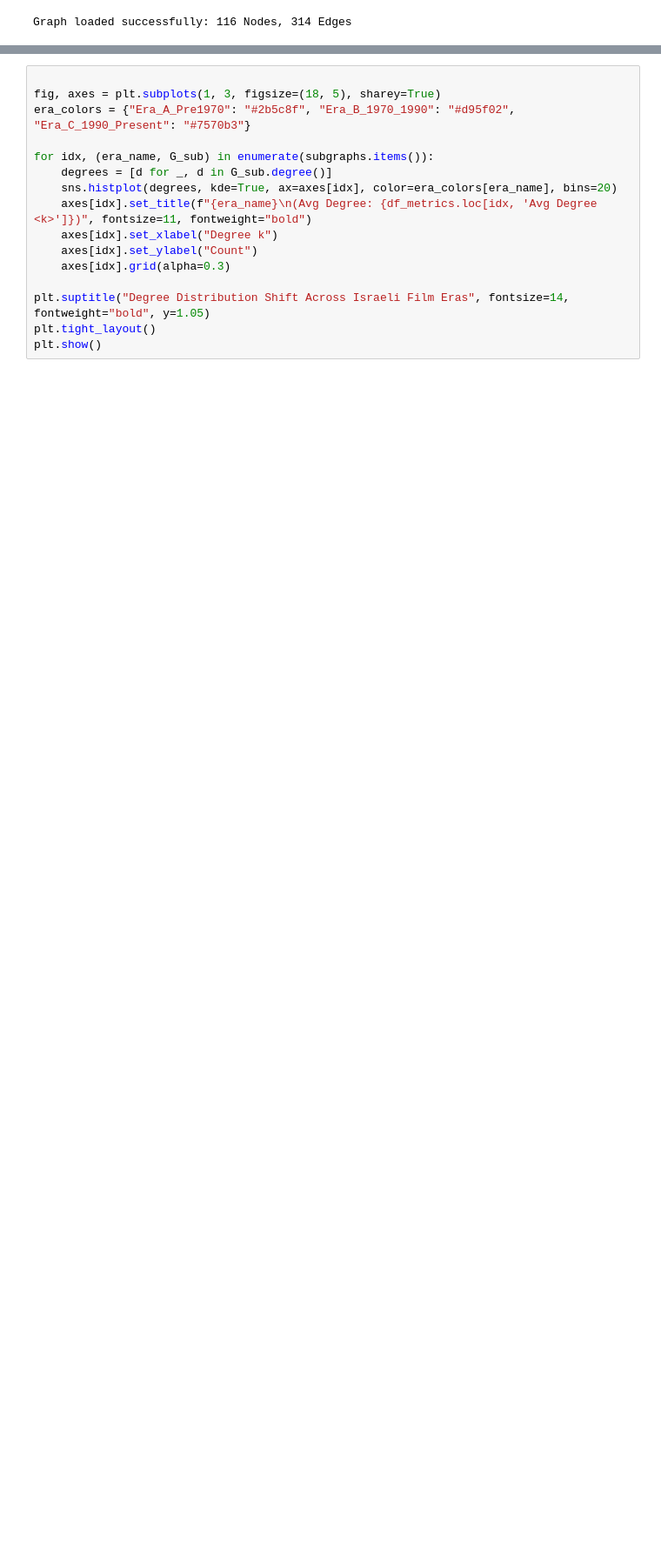
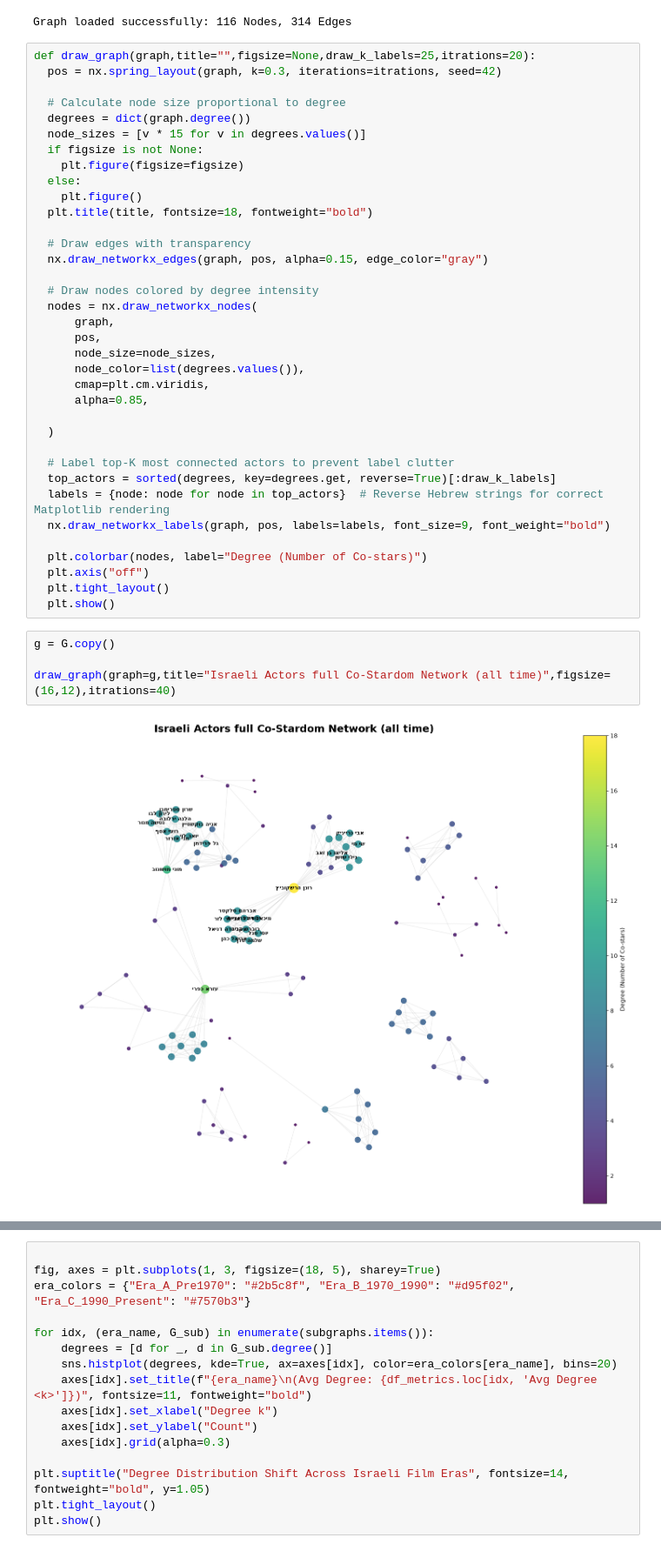
Before and after one commit to diyabakri/graphs-final, a Jupyter notebook: main.ipynb, the cells around one changed output, grey strips where cells are left out. Shown at 87% size. Saved outputs shown, nothing was run; the diff lists cells and outputs as text; blank space fills up the shorter version.

```diff
--- a/main.ipynb
+++ b/main.ipynb
@@ -99,6 +100,48 @@ for _, row in df_edges.iterrows():
 print(f"Graph loaded successfully: {G.number_of_nodes()} Nodes, {G.number_of_edges()} Edges")
 # %% [output]
 Graph loaded successfully: 116 Nodes, 314 Edges
+# %%
+def draw_graph(graph,title="",figsize=None,draw_k_labels=25,itrations=20):
+  pos = nx.spring_layout(graph, k=0.3, iterations=itrations, seed=42)
+
+  # Calculate node size proportional to degree
+  degrees = dict(graph.degree())
+  node_sizes = [v * 15 for v in degrees.values()]
+  if figsize is not None:
+    plt.figure(figsize=figsize)
+  else:
+    plt.figure()
+  plt.title(title, fontsize=18, fontweight="bold")
+
+  # Draw edges with transparency
+  nx.draw_networkx_edges(graph, pos, alpha=0.15, edge_color="gray")
+
+  # Draw nodes colored by degree intensity
+  nodes = nx.draw_networkx_nodes(
+      graph,
+      pos,
+      node_size=node_sizes,
+      node_color=list(degrees.values()),
+      cmap=plt.cm.viridis,
+      alpha=0.85,
+
+  )
+
+  # Label top-K most connected actors to prevent label clutter
+  top_actors = sorted(degrees, key=degrees.get, reverse=True)[:draw_k_labels]
+  labels = {node: node for node in top_actors}  # Reverse Hebrew strings for correct Matplotlib rendering
+  nx.draw_networkx_labels(graph, pos, labels=labels, font_size=9, font_weight="bold")
+
+  plt.colorbar(nodes, label="Degree (Number of Co-stars)")
+  plt.axis("off")
+  plt.tight_layout()
+  plt.show()
+# %%
+g = G.copy()
+
+draw_graph(graph=g,title="Israeli Actors full Co-Stardom Network (all time)",figsize=(16,12),itrations=40)
+# %% [output]
+[figure, added]
 # %%
 # Extract the Giant Connected Component (GCC) for clear visual output
 gcc_nodes = max(nx.connected_components(G), key=len)
```
Also changed, not shown: parts of 20 cells of this notebook, 5 other files.
